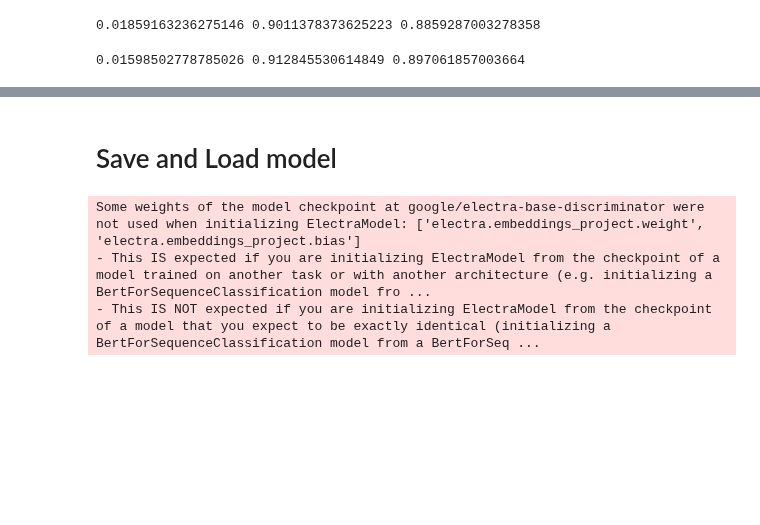
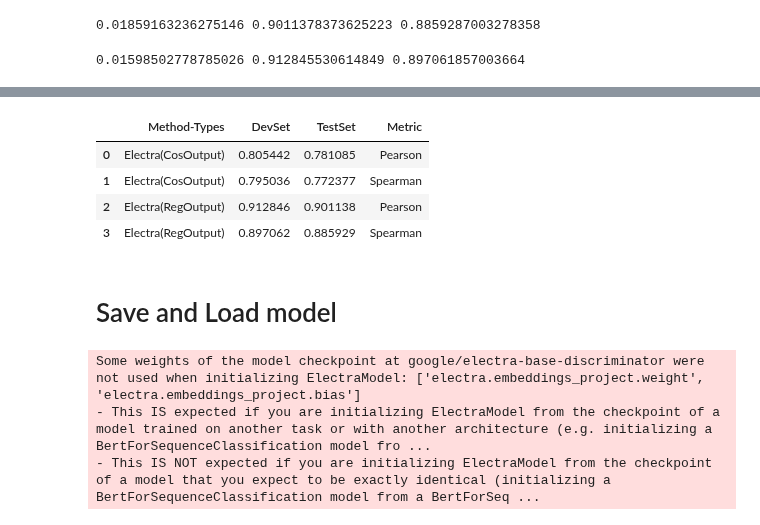
Before and after one commit to glingden/NLP-Sentiment-Analysis, a Jupyter notebook: Electra_Semantic_Text_Similarity.ipynb, the cells around one changed output, grey strips where cells are left out. Cells and saved outputs as stored; diff of their text form; code cells hidden in the pictures; blank space fills up the shorter version.

Commit message:
Electra STS modeling

```diff
--- a/Electra_Semantic_Text_Similarity.ipynb
+++ b/Electra_Semantic_Text_Similarity.ipynb
@@ -1179,7 +1179,6 @@ print(dev_loss_reg, dev_Pearson_score_reg, dev_Spearman_score_reg)
 # %% [output]
 0.01598502778785026 0.912845530614849 0.897061857003664
 # %%
-import plotly.figure_factory as ff
 #show in pandas dataframe dev_Spearman_score
 electra_df = pd.DataFrame( data=[['Electra(CosOutput)', 0.805442073895768, 0.7810846984909834, 'Pearson',],
                     ['Electra(CosOutput)',  0.7950363803486822,  0.7723773028372443, 'Spearman'],
@@ -1188,13 +1187,15 @@ electra_df = pd.DataFrame( data=[['Electra(CosOutput)', 0.805442073895768, 0.781
                     ],
              columns=['Method-Types', 'DevSet', 'TestSet', 'Metric'])
 
-'''#highlight the maximum in a column with yellow.
+#highlight the maximum in a column with yellow.
 def highlight_max(val):
 
     is_max = val == val.max()
     return ['background-color: yellow' if v else '' for v in is_max]
 
-electra_df.style.apply(highlight_max, subset=['DevSet', 'TestSet'])'''
+electra_df.style.apply(highlight_max, subset=['DevSet', 'TestSet'])
 
-ff.create_table(electra_df)
+
+#import plotly.figure_factory as ff
+#ff.create_table(electra_df)
 # %% [output]
@@ -1202,3 +1202,8 @@ ff.create_table(electra_df)
+|  | Method-Types | DevSet | TestSet | Metric |
+| 0 | Electra(CosOutput) | 0.805442 | 0.781085 | Pearson |
+| 1 | Electra(CosOutput) | 0.795036 | 0.772377 | Spearman |
+| 2 | Electra(RegOutput) | 0.912846 | 0.901138 | Pearson |
+| 3 | Electra(RegOutput) | 0.897062 | 0.885929 | Spearman |
 # %% [markdown]
 # Save and Load model
 # %%
```
Also changed, not shown: parts of 1 cell of this notebook.
